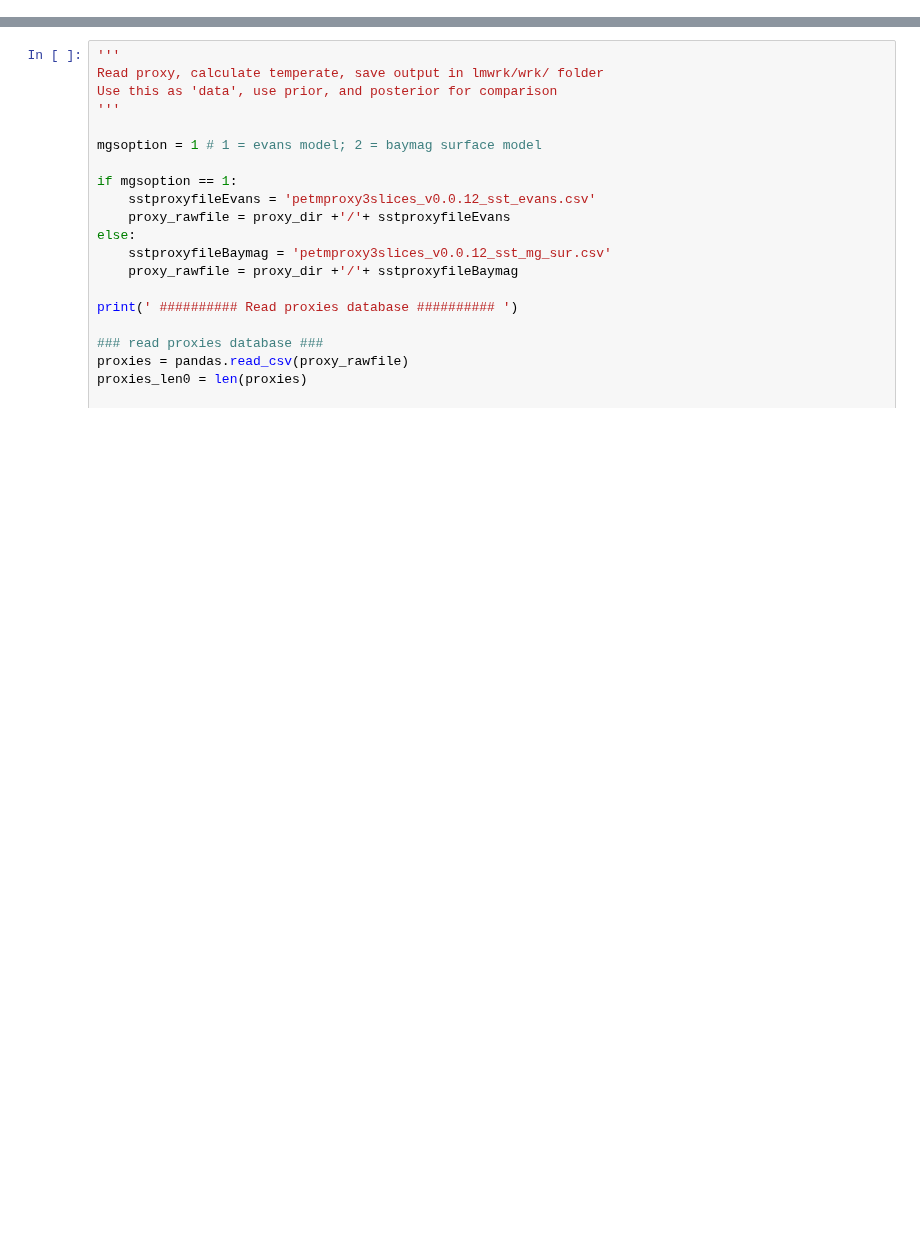
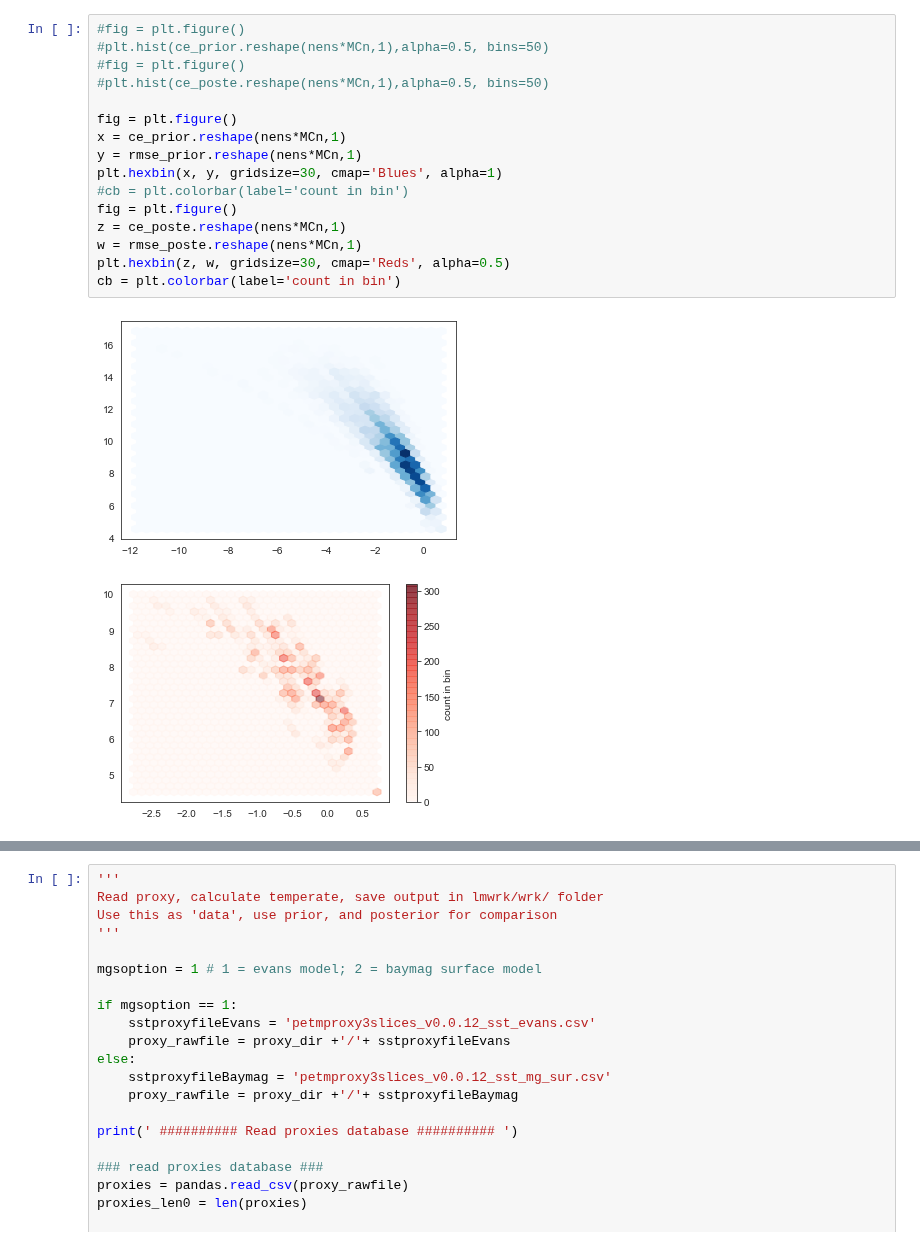
Before and after one commit to mingsongli/deepDA, a Jupyter notebook: verification/DeepDA_verify_TempUnit.ipynb, the cells around one changed output, grey strips where cells are left out. Saved outputs shown, nothing was run; the diff lists cells and outputs as text; blank space fills up the shorter version.

```diff
--- a/verification/DeepDA_verify_TempUnit.ipynb
+++ b/verification/DeepDA_verify_TempUnit.ipynb
@@ -321,0 +635,19 @@ print(Xb2d_prior_np.shape)
+# %%
+#fig = plt.figure()
+#plt.hist(ce_prior.reshape(nens*MCn,1),alpha=0.5, bins=50)
+#fig = plt.figure()
+#plt.hist(ce_poste.reshape(nens*MCn,1),alpha=0.5, bins=50)
+
+fig = plt.figure()
+x = ce_prior.reshape(nens*MCn,1)
+y = rmse_prior.reshape(nens*MCn,1)
+plt.hexbin(x, y, gridsize=30, cmap='Blues', alpha=1)
+#cb = plt.colorbar(label='count in bin')
+fig = plt.figure()
+z = ce_poste.reshape(nens*MCn,1)
+w = rmse_poste.reshape(nens*MCn,1)
+plt.hexbin(z, w, gridsize=30, cmap='Reds', alpha=0.5)
+cb = plt.colorbar(label='count in bin')
+# %% [output]
+[figure, added]
+[figure, added]
```
Also changed, not shown: parts of 13 cells of this notebook, 14 other files.
